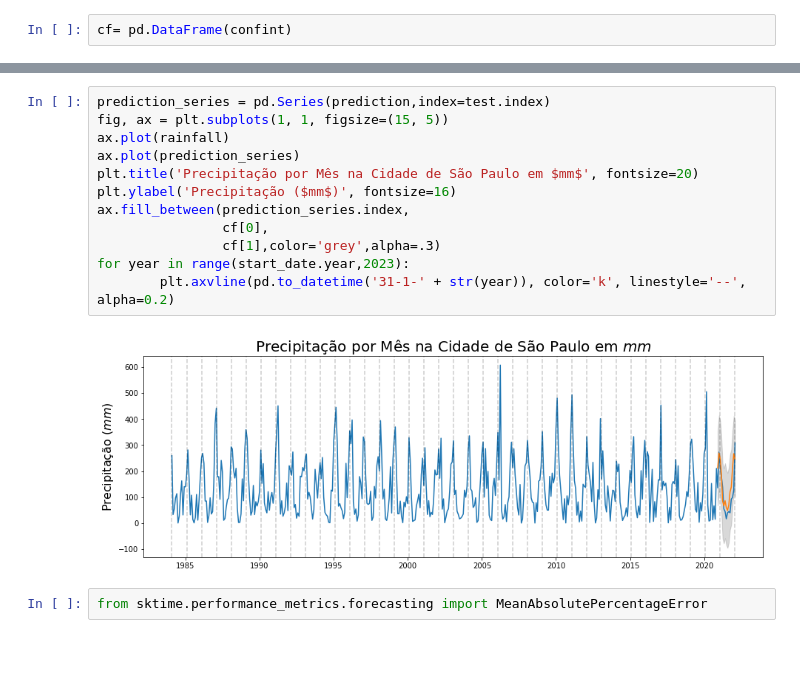
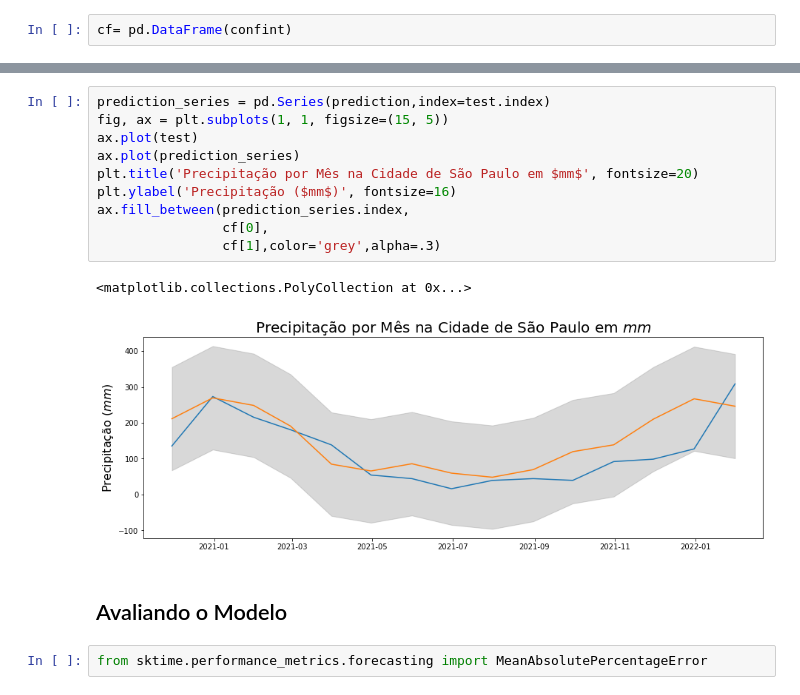
Before and after one commit to matheus-alv/time_series_precipitation, a Jupyter notebook: sarima_rainfall.ipynb, the cells around one changed output, grey strips where cells are left out. Saved outputs shown, nothing was run; the diff lists cells and outputs as text; blank space fills up the shorter version.

```diff
--- a/sarima_rainfall.ipynb
+++ b/sarima_rainfall.ipynb
@@ -240,17 +259,18 @@ cf= pd.DataFrame(confint)
 # %%
 prediction_series = pd.Series(prediction,index=test.index)
 fig, ax = plt.subplots(1, 1, figsize=(15, 5))
-ax.plot(rainfall)
+ax.plot(test)
 ax.plot(prediction_series)
 plt.title('Precipitação por Mês na Cidade de São Paulo em $mm$', fontsize=20)
 plt.ylabel('Precipitação ($mm$)', fontsize=16)
 ax.fill_between(prediction_series.index,
                 cf[0],
                 cf[1],color='grey',alpha=.3)
-for year in range(start_date.year,2023):
-        plt.axvline(pd.to_datetime('31-1-' + str(year)), color='k', linestyle='--', alpha=0.2)
 # %% [output]
+<matplotlib.collections.PolyCollection at 0x...>
-[figure, old version]
+[figure, new version]
+# %% [markdown]
+## Avaliando o Modelo
 # %%
 from sktime.performance_metrics.forecasting import MeanAbsolutePercentageError
 # %%
```
Also changed, not shown: parts of 5 cells of this notebook, 1 other file.
